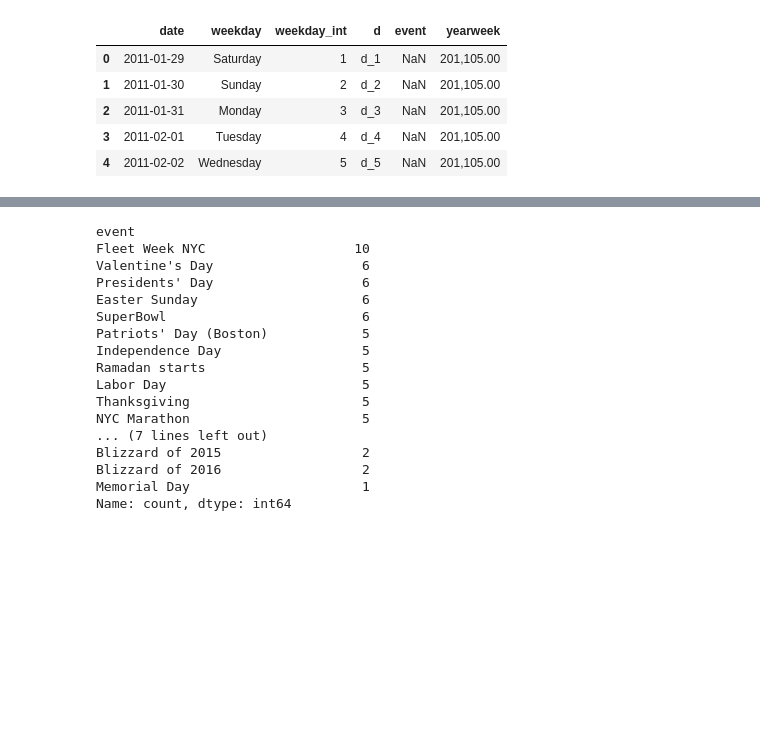
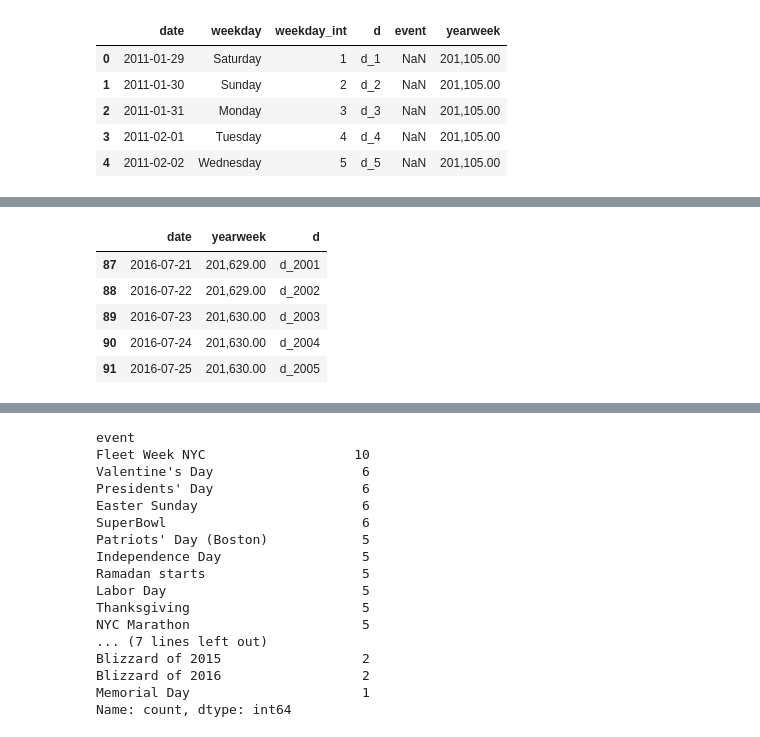
Before and after one commit to asansal/DS_market_Capstone, a Jupyter notebook: first_steps_dsmarket.ipynb, the cells around one changed output, grey strips where cells are left out. Saved outputs shown, nothing was run; the diff lists cells and outputs as text; code cells hidden in the pictures; blank space fills up the shorter version.

Commit message:
changes in first steps for generating data, and in time series for getting the predictions with xgboost and lasso

```diff
--- a/first_steps_dsmarket.ipynb
+++ b/first_steps_dsmarket.ipynb
@@ -790,3 +791,14 @@ pd_calendar.head()
 | 2 | 2011-01-31 | Monday | 3 | d_3 | NaN | 201,105.00 |
 | 3 | 2011-02-01 | Tuesday | 4 | d_4 | NaN | 201,105.00 |
 | 4 | 2011-02-02 | Wednesday | 5 | d_5 | NaN | 201,105.00 |
+# %%
+# Ampliamos el calendario para cuando tengamos que predecir
+
+last_date = pd_calendar['date'].max()
+start_date = last_date + timedelta(days=1)
+
+end_date = start_date + pd.DateOffset(months=3)
+
+new_dates = pd.date_range(start=start_date, end=end_date, freq='D')
+
+df_calendar_ampliado = pd.DataFrame({'date': new_dates})
@@ -793,3 +825,18 @@ pd_calendar.head()
+# %%
+last_num = int(last_d_val.split('_')[1])
+
+df_calendar_ampliado['d'] = range(last_num + 1, last_num + 1 + len(df_new))
+
+df_calendar_ampliado['d'] = df_calendar_ampliado['d'].apply(lambda x: 'd_' + str(x))
+
+df_calendar_ampliado.tail()
+# %% [output]
+|  | date | yearweek | d |
+| 87 | 2016-07-21 | 201,629.00 | d_2001 |
+| 88 | 2016-07-22 | 201,629.00 | d_2002 |
+| 89 | 2016-07-23 | 201,630.00 | d_2003 |
+| 90 | 2016-07-24 | 201,630.00 | d_2004 |
+| 91 | 2016-07-25 | 201,630.00 | d_2005 |
 # %%
 
 # Diccionario ampliado con eventos de NYC, Boston y Philly
```
Also changed, not shown: parts of 14 cells of this notebook, 1 other file.
